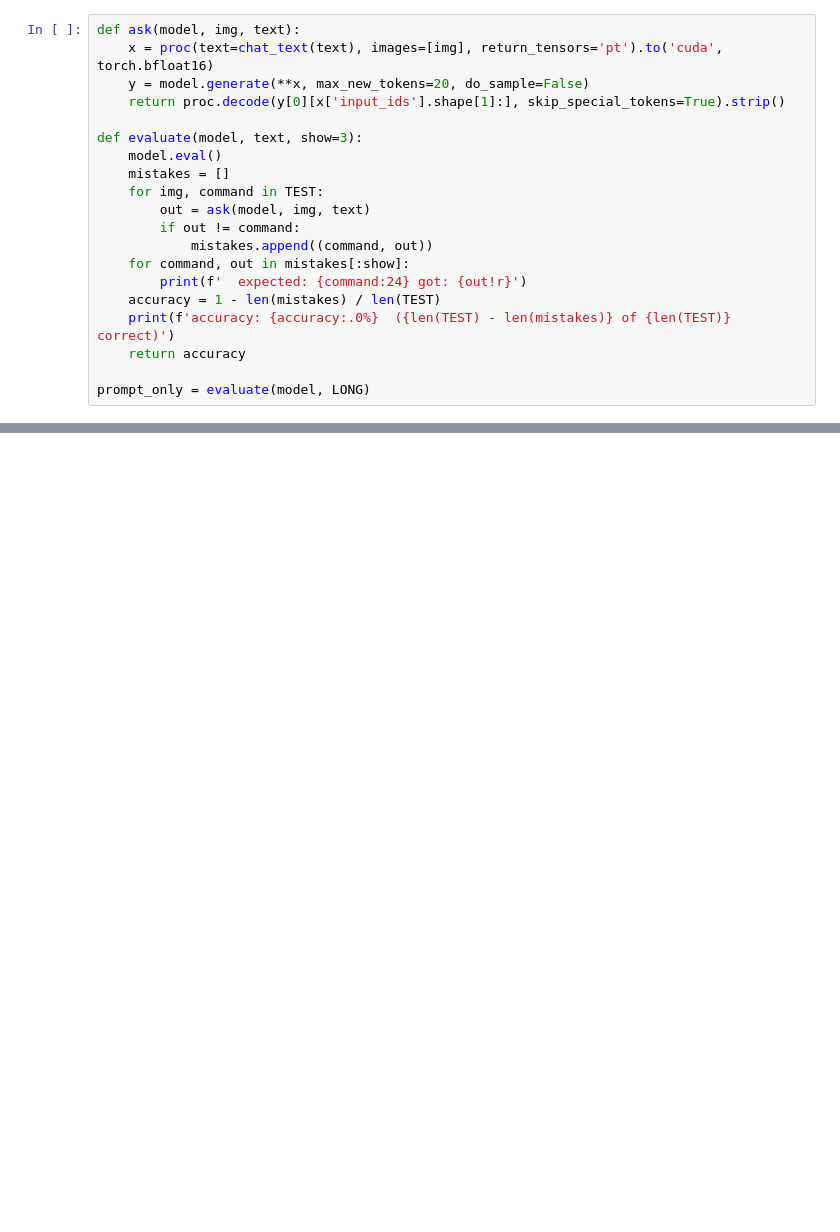
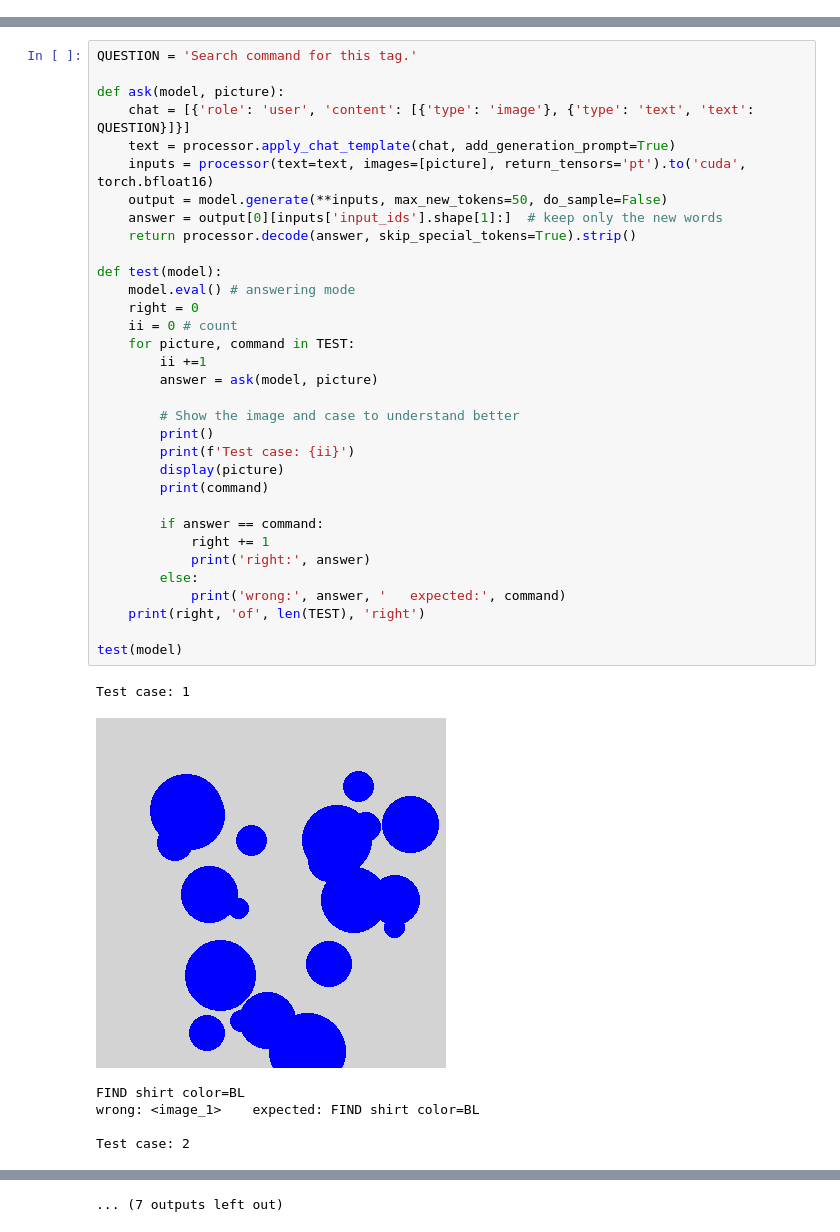
Before and after one commit to Mishagk/Case-Fine-Tuning, a Jupyter notebook: 4_vision.ipynb, the cells around one changed output, grey strips where cells are left out. Saved outputs shown, nothing was run; the diff lists cells and outputs as text; blank space fills up the shorter version.

```diff
--- a/4_vision.ipynb
+++ b/4_vision.ipynb
@@ -94,20 +25,0 @@ The house rule is written in the prompt. No training.
-# %%
-def ask(model, img, text):
-    x = proc(text=chat_text(text), images=[img], return_tensors='pt').to('cuda', torch.bfloat16)
-    y = model.generate(**x, max_new_tokens=20, do_sample=False)
-    return proc.decode(y[0][x['input_ids'].shape[1]:], skip_special_tokens=True).strip()
-
-def evaluate(model, text, show=3):
-    model.eval()
-    mistakes = []
-    for img, command in TEST:
-        out = ask(model, img, text)
-        if out != command:
-            mistakes.append((command, out))
-    for command, out in mistakes[:show]:
-        print(f'  expected: {command:24} got: {out!r}')
-    accuracy = 1 - len(mistakes) / len(TEST)
-    print(f'accuracy: {accuracy:.0%}  ({len(TEST) - len(mistakes)} of {len(TEST)} correct)')
-    return accuracy
-
-prompt_only = evaluate(model, LONG)
@@ -117,0 +119,40 @@ The same as SFT, plus an `image` column. Only the short prompt is used.
+# %%
+QUESTION = 'Search command for this tag.'
+
+def ask(model, picture):
+    chat = [{'role': 'user', 'content': [{'type': 'image'}, {'type': 'text', 'text': QUESTION}]}]
+    text = processor.apply_chat_template(chat, add_generation_prompt=True)
+    inputs = processor(text=text, images=[picture], return_tensors='pt').to('cuda', torch.bfloat16)
+    output = model.generate(**inputs, max_new_tokens=50, do_sample=False)
+    answer = output[0][inputs['input_ids'].shape[1]:]  # keep only the new words
+    return processor.decode(answer, skip_special_tokens=True).strip()
+
+def test(model):
+    model.eval() # answering mode
+    right = 0
+    ii = 0 # count
+    for picture, command in TEST:
+        ii +=1
+        answer = ask(model, picture)
+
+        # Show the image and case to understand better
+        print()
+        print(f'Test case: {ii}')
+        display(picture)
+        print(command)
+
+        if answer == command:
+            right += 1
+            print('right:', answer)
+        else:
+            print('wrong:', answer, '   expected:', command)
+    print(right, 'of', len(TEST), 'right')
+
+test(model)
+# %% [output]
+Test case: 1
+[figure, added]
+FIND shirt color=BL
+wrong: <image_1>    expected: FIND shirt color=BL
+
+Test case: 2
@@ -117,0 +180 @@ The same as SFT, plus an `image` column. Only the short prompt is used.
+... (7 outputs left out)
```
Also changed, not shown: parts of 27 cells of this notebook, 8 other files.
